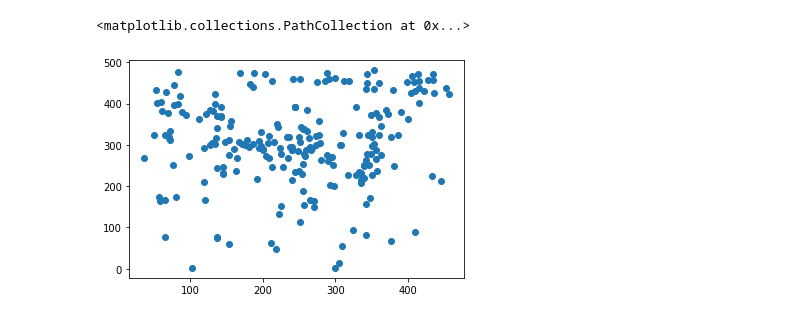
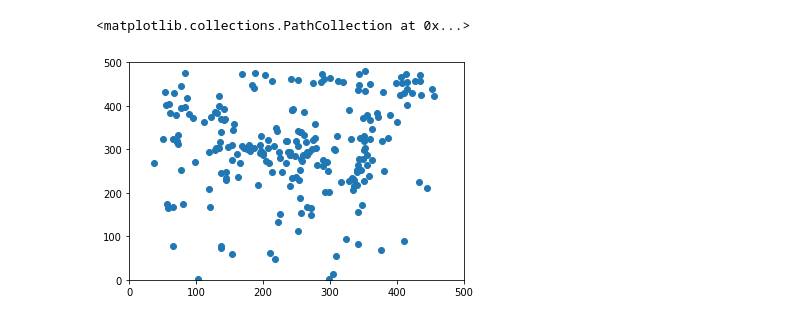
Before and after one commit to 2020-Computer-Vision/Classification, a Jupyter notebook: SVM initial work.ipynb, the cells around one changed output. Drawn from its saved outputs; the diff is of its cells as text; code cells hidden in the pictures.

```diff
--- a/SVM initial work.ipynb
+++ b/SVM initial work.ipynb
@@ -97,0 +10,3 @@ def subset(df, cols = ['XY Pitch Location', '5. Game Pitch Result']):
+# %%
+# Import one of the csv files to work on data manipulation
+dat = pd.read_csv('CSVData/UVA 1.csv')
@@ -98,7 +48,9 @@ def subset(df, cols = ['XY Pitch Location', '5. Game Pitch Result']):
 # %%
 woo = subset(dat, cols = ['XY Pitch Location', '5. Game Pitch Result'])
 # %%
+plt.xlim([0, 500])
+plt.ylim([0, 500])
 plt.scatter(woo['x'], woo['y'])
 # %% [output]
 <matplotlib.collections.PathCollection at 0x...>
-[figure, old version]
+[figure, new version]
```
Also changed, not shown: parts of 15 cells of this notebook.
